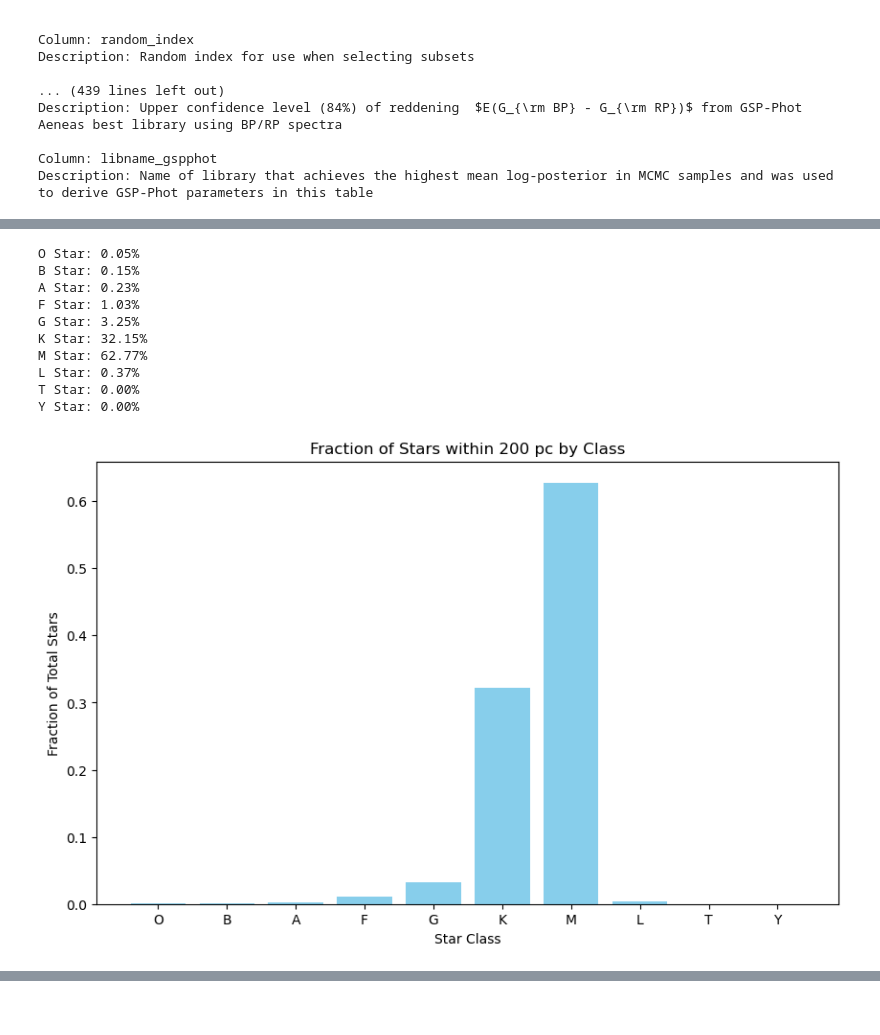
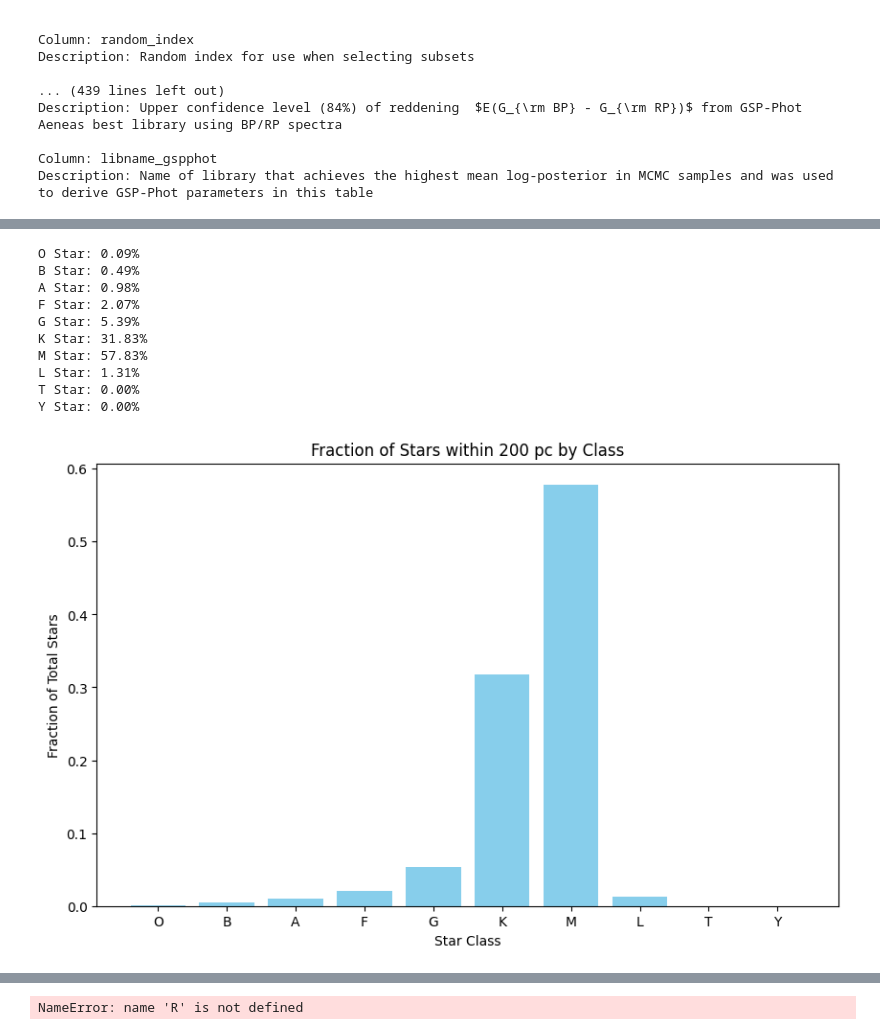
Before and after one commit to Down2Derive/School-Notebooks, a Jupyter notebook: Gaia_Project.ipynb, the cells around one changed output, grey strips where cells are left out. Saved outputs shown, nothing was run; the diff lists cells and outputs as text; code cells hidden in the pictures; blank space fills up the shorter version.

Commit message:
added some constants and variables need to fix the radius formula and Temp

```diff
--- a/Gaia_Project.ipynb
+++ b/Gaia_Project.ipynb
@@ -260,49 +305,60 @@ plt.show()
 # %%
+O_star_index = np.where(T > 30000)
+B_star_index = np.where((T > 10000) & (T <= 30000))
+A_star_index = np.where((T > 7500) & (T <= 10000))
+F_star_index = np.where((T > 6000) & (T <= 7500))
+G_star_index = np.where((T > 5200) & (T <= 6000))
+K_star_index = np.where((T > 3700) & (T <= 5200))
+M_star_index = np.where((T > 2400) & (T <= 3700))
+L_star_index = np.where((T > 1300) & (T <= 2400))
+T_star_index = np.where((T > 700) & (T <= 1300))
+Y_star_index = np.where(T <= 700)
+
 total_stars = T.size
 
 fractions = {
-    'O': O_star_index.shape[0] / total_stars,
-    'B': B_star_index.shape[0] / total_stars,
-    'A': A_star_index.shape[0] / total_stars,
-    'F': F_star_index.shape[0] / total_stars,
-    'G': G_star_index.shape[0] / total_stars,
-    'K': K_star_index.shape[0] / total_stars,
-    'M': M_star_index.shape[0] / total_stars,
-    'L': L_star_index.shape[0] / total_stars,
-    'T': T_star_index.shape[0] / total_stars,
-    'Y': Y_star_index.shape[0] / total_stars
+    'O': O_star_index[0].shape[0] / total_stars,
+    'B': B_star_index[0].shape[0] / total_stars,
+    'A': A_star_index[0].shape[0] / total_stars,
+    'F': F_star_index[0].shape[0] / total_stars,
+    'G': G_star_index[0].shape[0] / total_stars,
+    'K': K_star_index[0].shape[0] / total_stars,
+    'M': M_star_index[0].shape[0] / total_stars,
+    'L': L_star_index[0].shape[0] / total_stars,
+    'T': T_star_index[0].shape[0] / total_stars,
+    'Y': Y_star_index[0].shape[0] / total_stars
 }
 
 # Print fractions
 for star_class, fraction in fractions.items():
     print(f"{star_class} Star: {fraction * 100:.2f}%")
 
 # Plotting the fractions
 classes = list(fractions.keys())
 values = list(fractions.values())
 
 plt.figure(figsize=(10, 6))
 plt.bar(classes, values, color='skyblue')
 #plt.plot(classes, values, color='skyblue')
 plt.xlabel('Star Class')
 plt.ylabel('Fraction of Total Stars')
 plt.title('Fraction of Stars within 200 pc by Class')
 plt.show()
 plt.figure(figsize=(10, 6))
 plt.plot(classes, values, color='skyblue')
 plt.xlabel('Star Class')
 plt.ylabel('Fraction of Total Stars')
 plt.title('Fraction of Stars within 200 pc by Class')
 plt.show()
 # %% [output]
-O Star: 0.05%
-B Star: 0.15%
-A Star: 0.23%
-F Star: 1.03%
-G Star: 3.25%
-K Star: 32.15%
-M Star: 62.77%
-L Star: 0.37%
+O Star: 0.09%
+B Star: 0.49%
+A Star: 0.98%
+F Star: 2.07%
+G Star: 5.39%
+K Star: 31.83%
+M Star: 57.83%
+L Star: 1.31%
 T Star: 0.00%
 Y Star: 0.00%
-[figure, old version]
+[figure, new version]
@@ -309,0 +366,13 @@ Y Star: 0.00%
+# %%
+#need to fix the R value
+
+blue_giant = np.argwhere(R > 10)
+main_sequence = np.argwhere((R > 0.1) & (R <= 10))
+red_dwarf = np.argwhere(R <= 0.1)
+white_dwarf = np.argwhere(R < 0.01)
+print(f"Blue Giant: {blue_giant.size}")
+print(f"Main Sequence: {main_sequence.size}")
+print(f"Red Dwarf: {red_dwarf.size}")
+print(f"White Dwarf: {white_dwarf.size}")
+# %% [output]
+NameError: name 'R' is not defined
```
Also changed, not shown: parts of 10 cells of this notebook.
